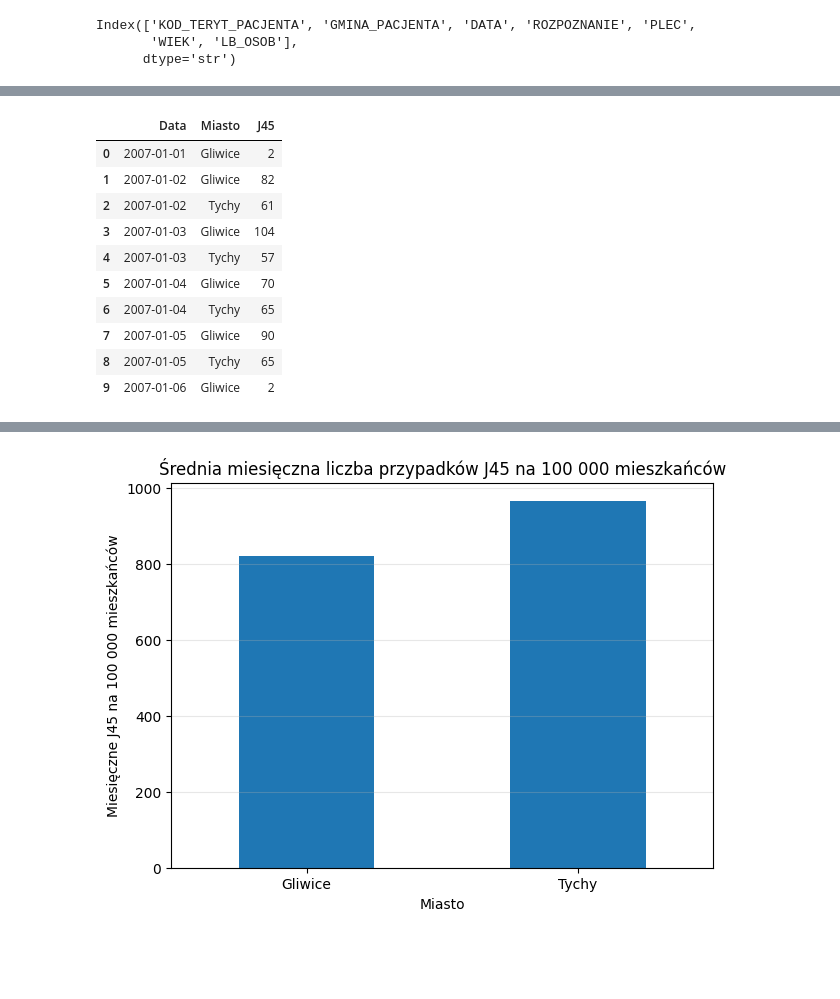
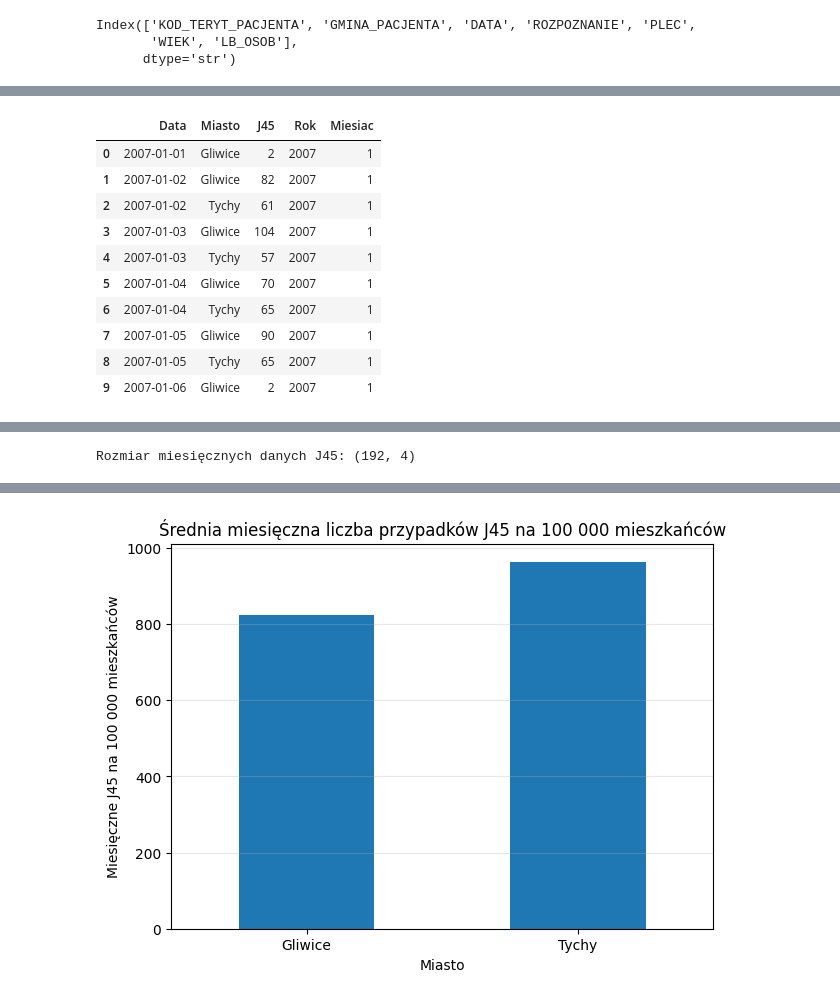
Before and after one commit to imxcvn/StatystykaProj, a Jupyter notebook: main.ipynb, the cells around one changed output, grey strips where cells are left out. Cells and saved outputs as stored; diff of their text form; code cells hidden in the pictures; blank space fills up the shorter version.

Commit message:
braki poprawione

```diff
--- a/main.ipynb
+++ b/main.ipynb
@@ -169,7 +363,7 @@ Index(['KOD_TERYT_PACJENTA', 'GMINA_PACJENTA', 'DATA', 'ROZPOZNANIE', 'PLEC',
        'WIEK', 'LB_OSOB'],
       dtype='str')
 # %%
-# Filtrowanie danych chorobowych
+# Filtrowanie danych chorobowych J45
 
 df_j45 = df[
     df["ROZPOZNANIE"].str.startswith("J45", na=False)
@@ -179,6 +373,17 @@ df_j45 = df_j45[
     df_j45["GMINA_PACJENTA"].isin(["Gliwice", "Tychy"])
 ].copy()
 
+df_j45["DATA"] = pd.to_datetime(
+    df_j45["DATA"],
+    format="%m/%d/%y %H:%M:%S",
+    errors="coerce"
+)
+
+df_j45["LB_OSOB"] = pd.to_numeric(df_j45["LB_OSOB"], errors="coerce")
+
+print("Liczba rekordów po filtrowaniu:", df_j45.shape[0])
+print("Braki daty po konwersji:", df_j45["DATA"].isna().sum())
+print("Braki LB_OSOB:", df_j45["LB_OSOB"].isna().sum())
+
 display(df_j45.head())
-print("Liczba rekordów po filtrowaniu:", df_j45.shape[0])
 # %% [output]
@@ -192,34 +399,42 @@ Liczba rekordów po filtrowaniu: 215482
 # %%
-# Agregacja danych chorobowych do poziomu dziennego
+# Agregacja danych J45 najpierw do poziomu dziennego, a następnie miesięcznego
 
-df_j45["DATA"] = pd.to_datetime(
-    df_j45["DATA"],
-    format="%m/%d/%y %H:%M:%S",
-    errors="coerce"
+j45_daily = (
+    df_j45
+    .dropna(subset=["DATA", "LB_OSOB"])
+    .groupby(["DATA", "GMINA_PACJENTA"])["LB_OSOB"]
+    .sum()
+    .reset_index()
+    .rename(columns={
+        "DATA": "Data",
+        "GMINA_PACJENTA": "Miasto",
+        "LB_OSOB": "J45"
+    })
 )
 
-df_j45_grouped = (
-    df_j45.groupby(["DATA", "GMINA_PACJENTA"])["LB_OSOB"]
+j45_daily["Rok"] = j45_daily["Data"].dt.year
+j45_daily["Miesiac"] = j45_daily["Data"].dt.month
+
+display(j45_daily.head(10))
+
+j45_month = (
+    j45_daily
+    .groupby(["Rok", "Miesiac", "Miasto"])["J45"]
     .sum()
     .reset_index()
 )
 
-df_j45_grouped = df_j45_grouped.rename(columns={
-    "DATA": "Data",
-    "GMINA_PACJENTA": "Miasto",
-    "LB_OSOB": "J45"
-})
-
-display(df_j45_grouped.head(10))
+display(j45_month.head(10))
+print("Rozmiar miesięcznych danych J45:", j45_month.shape)
 # %% [output]
-|  | Data | Miasto | J45 |
-| 0 | 2007-01-01 | Gliwice | 2 |
-| 1 | 2007-01-02 | Gliwice | 82 |
-| 2 | 2007-01-02 | Tychy | 61 |
-| 3 | 2007-01-03 | Gliwice | 104 |
-| 4 | 2007-01-03 | Tychy | 57 |
-| 5 | 2007-01-04 | Gliwice | 70 |
-| 6 | 2007-01-04 | Tychy | 65 |
-| 7 | 2007-01-05 | Gliwice | 90 |
-| 8 | 2007-01-05 | Tychy | 65 |
-| 9 | 2007-01-06 | Gliwice | 2 |
+|  | Data | Miasto | J45 | Rok | Miesiac |
+| 0 | 2007-01-01 | Gliwice | 2 | 2007 | 1 |
+| 1 | 2007-01-02 | Gliwice | 82 | 2007 | 1 |
+| 2 | 2007-01-02 | Tychy | 61 | 2007 | 1 |
+| 3 | 2007-01-03 | Gliwice | 104 | 2007 | 1 |
+| 4 | 2007-01-03 | Tychy | 57 | 2007 | 1 |
+| 5 | 2007-01-04 | Gliwice | 70 | 2007 | 1 |
+| 6 | 2007-01-04 | Tychy | 65 | 2007 | 1 |
+| 7 | 2007-01-05 | Gliwice | 90 | 2007 | 1 |
+| 8 | 2007-01-05 | Tychy | 65 | 2007 | 1 |
+| 9 | 2007-01-06 | Gliwice | 2 | 2007 | 1 |
@@ -225,0 +452 @@ display(df_j45_grouped.head(10))
+Rozmiar miesięcznych danych J45: (192, 4)
```
Also changed, not shown: parts of 55 cells of this notebook.
